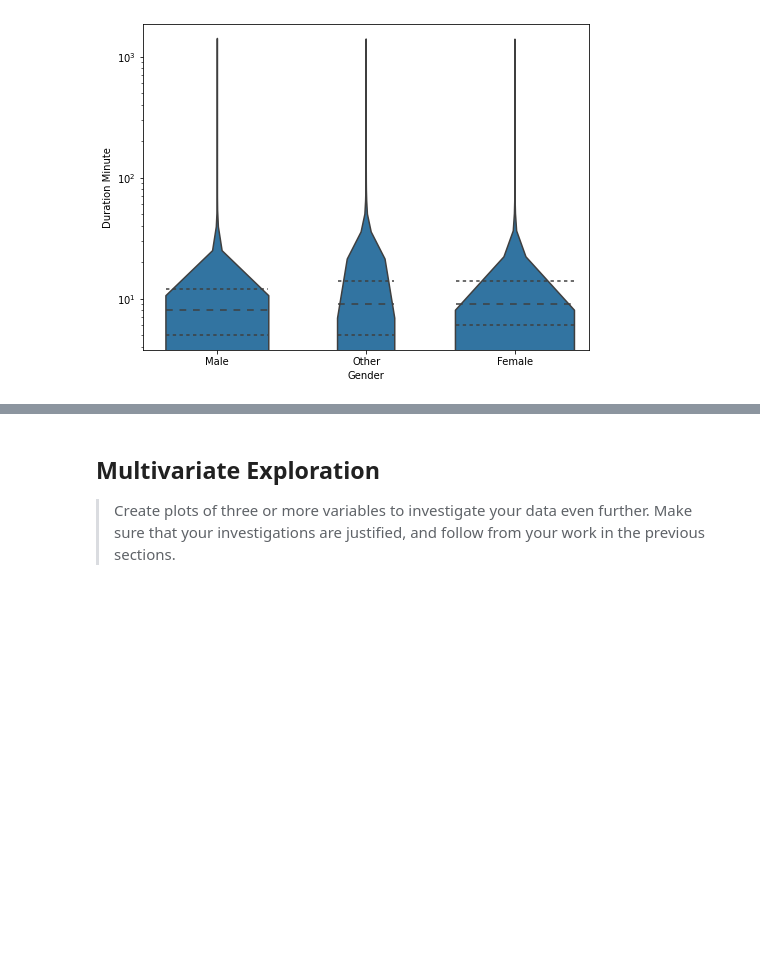
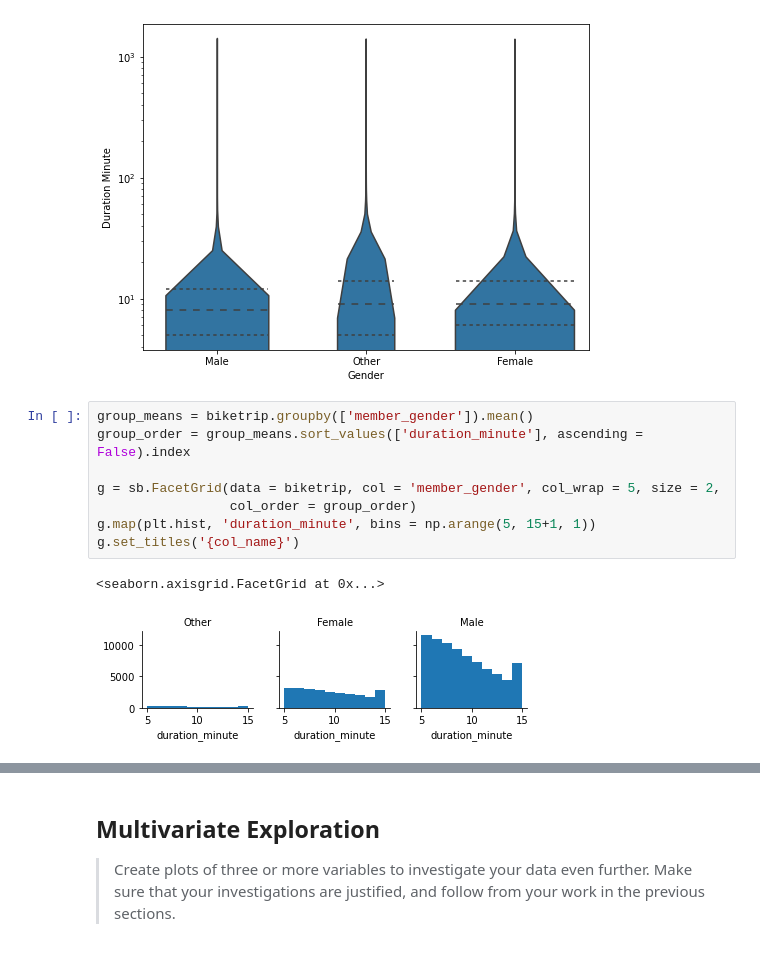
Before and after one commit to abdullah2web/Data_Exploration_project7, a Jupyter notebook: data_exploration.ipynb, the cells around one changed output, grey strips where cells are left out. Saved outputs shown, nothing was run; the diff lists cells and outputs as text; blank space fills up the shorter version.

```diff
--- a/data_exploration.ipynb
+++ b/data_exploration.ipynb
@@ -237,3 +248,14 @@ plt.ylabel('Duration Minute')
 plt.show()
 # %% [output]
 [figure]
+# %%
+group_means = biketrip.groupby(['member_gender']).mean()
+group_order = group_means.sort_values(['duration_minute'], ascending = False).index
+
+g = sb.FacetGrid(data = biketrip, col = 'member_gender', col_wrap = 5, size = 2,
+                 col_order = group_order)
+g.map(plt.hist, 'duration_minute', bins = np.arange(5, 15+1, 1))
+g.set_titles('{col_name}')
+# %% [output]
+<seaborn.axisgrid.FacetGrid at 0x...>
+[figure, added]
```
Also changed, not shown: parts of 13 cells of this notebook, 4 other files.
